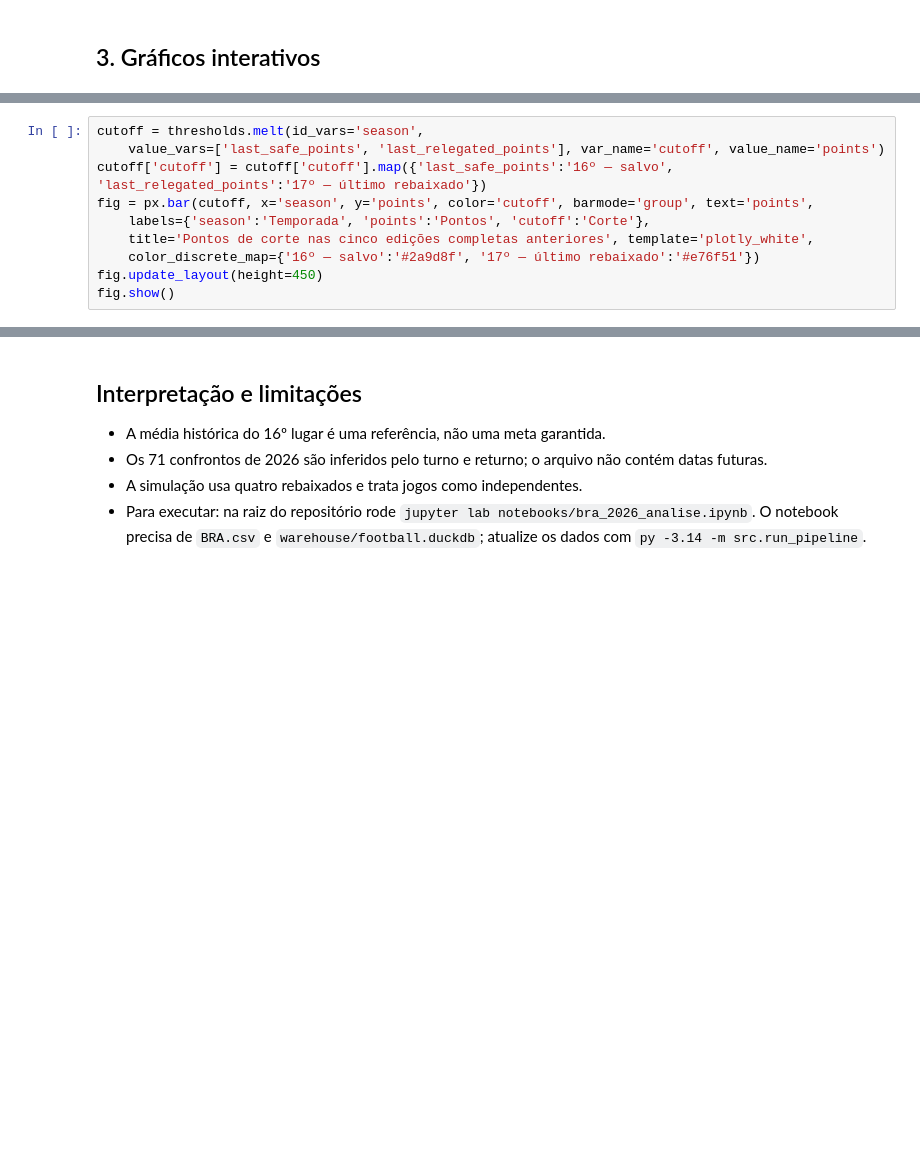
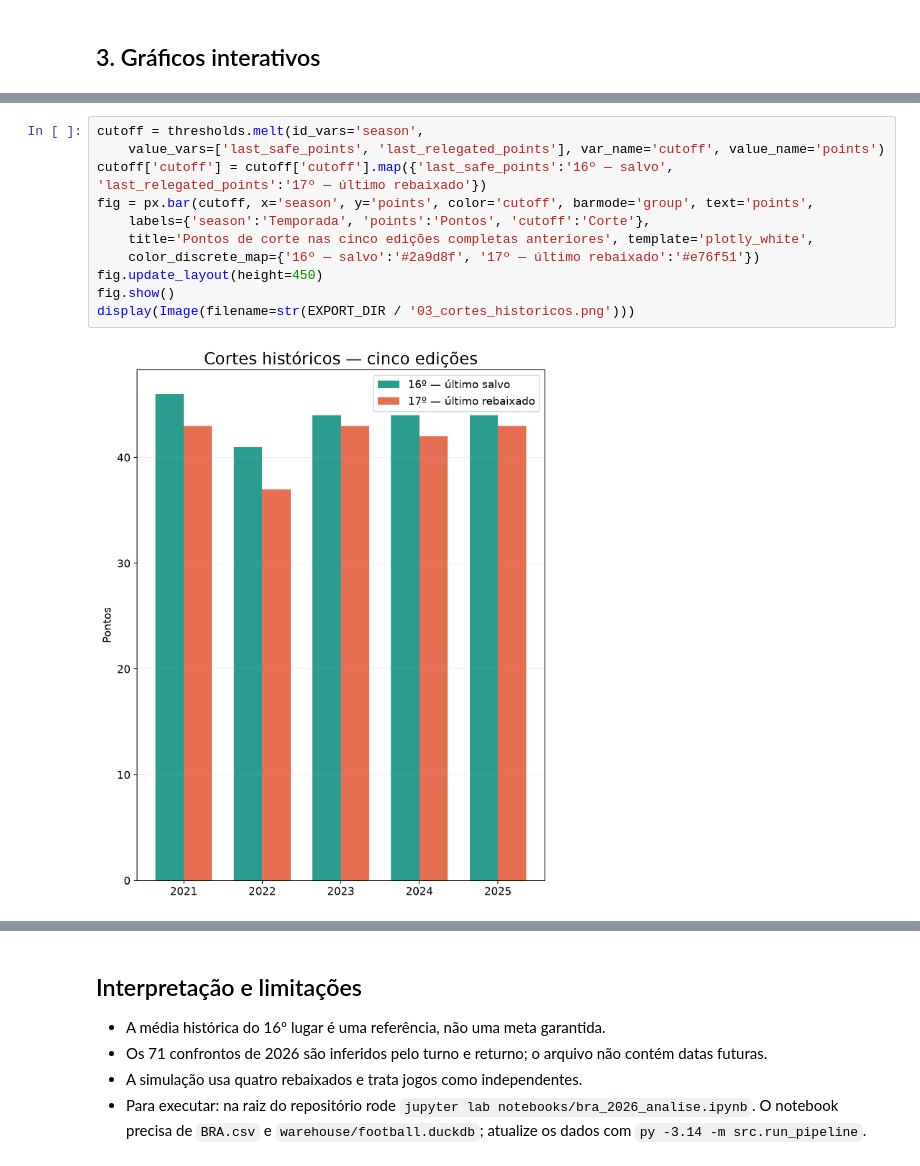
Before and after one commit to rhuanCoutinho/analise-brasileirao, a Jupyter notebook: notebooks/bra_2026_analise.ipynb, the cells around one changed output, grey strips where cells are left out. Saved outputs shown, nothing was run; the diff lists cells and outputs as text; blank space fills up the shorter version.

```diff
--- a/notebooks/bra_2026_analise.ipynb
+++ b/notebooks/bra_2026_analise.ipynb
@@ -174,13 +270,16 @@ fig.show()
 # %%
 cutoff = thresholds.melt(id_vars='season',
     value_vars=['last_safe_points', 'last_relegated_points'], var_name='cutoff', value_name='points')
 cutoff['cutoff'] = cutoff['cutoff'].map({'last_safe_points':'16º — salvo', 'last_relegated_points':'17º — último rebaixado'})
 fig = px.bar(cutoff, x='season', y='points', color='cutoff', barmode='group', text='points',
     labels={'season':'Temporada', 'points':'Pontos', 'cutoff':'Corte'},
     title='Pontos de corte nas cinco edições completas anteriores', template='plotly_white',
     color_discrete_map={'16º — salvo':'#2a9d8f', '17º — último rebaixado':'#e76f51'})
 fig.update_layout(height=450)
 fig.show()
+display(Image(filename=str(EXPORT_DIR / '03_cortes_historicos.png')))
+# %% [output]
+[figure, added]
 # %%
 fig = px.bar(relegated, x='season', y='points', color='final_position', barmode='group',
     hover_name='relegated_team', text='points', category_orders={'final_position':[17,18,19,20]},
```
Also changed, not shown: parts of 7 cells of this notebook, 10 other files.
